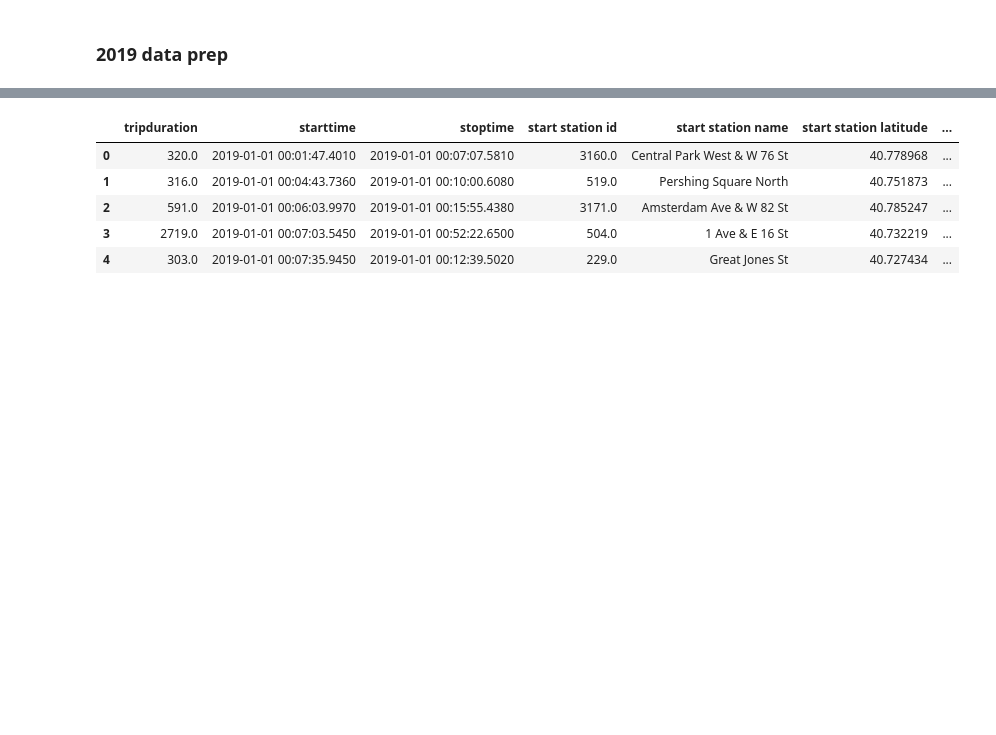
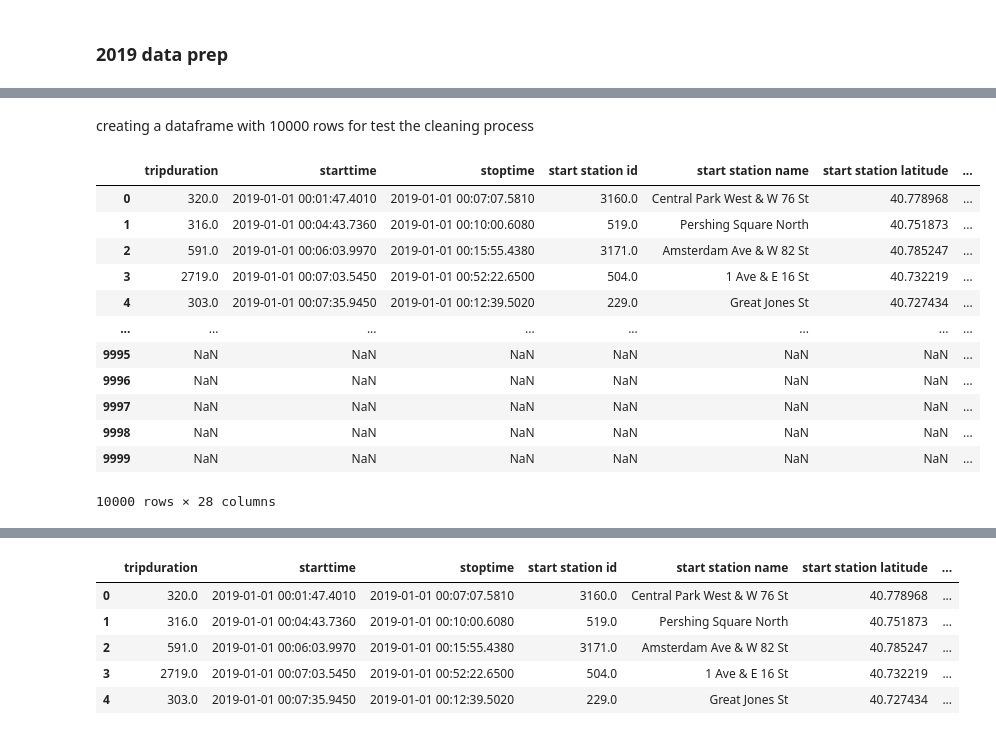
Before and after one commit to elrhmo/bike_sharing, a Jupyter notebook: data_prep.ipynb, the cells around one changed output, grey strips where cells are left out. Drawn from its saved outputs; the diff is of its cells as text; code cells hidden in the pictures; blank space fills up the shorter version.

Commit message:
2019 data cleaning

```diff
--- a/data_prep.ipynb
+++ b/data_prep.ipynb
@@ -2029,3 +2071,6 @@ data_2019.head()
+# %%
+#read in the parquet file
+data_2019 = pd.read_parquet('data/citibike_pickle/data_2019_uncleaned.parquet')
 # %%
 data_2019.dtypes
 # %% [output]
@@ -2047,0 +2166,29 @@ dtype: object
+# %% [markdown]
+creating a dataframe with 10000 rows for test the cleaning process
+# %%
+first_5000 = data_2019.iloc[:5000]
+
+# Select the last 5000 rows
+last_5000 = data_2019.iloc[-5000:]
+
+# Concatenate the two DataFrames
+data_2019_10000 = pd.concat([first_5000, last_5000])
+
+# Reset the index of the new DataFrame (optional)
+data_2019_10000.reset_index(drop=True, inplace=True)
+# %%
+data_2019_10000
+# %% [output]
+|  | tripduration | starttime | stoptime | start station id | start station name | start station latitude | ... |
+| 0 | 320.0 | 2019-01-01 00:01:47.4010 | 2019-01-01 00:07:07.5810 | 3160.0 | Central Park West & W 76 St | 40.778968 | ... |
+| 1 | 316.0 | 2019-01-01 00:04:43.7360 | 2019-01-01 00:10:00.6080 | 519.0 | Pershing Square North | 40.751873 | ... |
+| 2 | 591.0 | 2019-01-01 00:06:03.9970 | 2019-01-01 00:15:55.4380 | 3171.0 | Amsterdam Ave & W 82 St | 40.785247 | ... |
+| 3 | 2719.0 | 2019-01-01 00:07:03.5450 | 2019-01-01 00:52:22.6500 | 504.0 | 1 Ave & E 16 St | 40.732219 | ... |
+| 4 | 303.0 | 2019-01-01 00:07:35.9450 | 2019-01-01 00:12:39.5020 | 229.0 | Great Jones St | 40.727434 | ... |
+| ... | ... | ... | ... | ... | ... | ... | ... |
+| 9995 | NaN | NaN | NaN | NaN | NaN | NaN | ... |
+| 9996 | NaN | NaN | NaN | NaN | NaN | NaN | ... |
+| 9997 | NaN | NaN | NaN | NaN | NaN | NaN | ... |
+| 9998 | NaN | NaN | NaN | NaN | NaN | NaN | ... |
+| 9999 | NaN | NaN | NaN | NaN | NaN | NaN | ... |
+10000 rows × 28 columns
```
Also changed, not shown: parts of 21 cells of this notebook.
